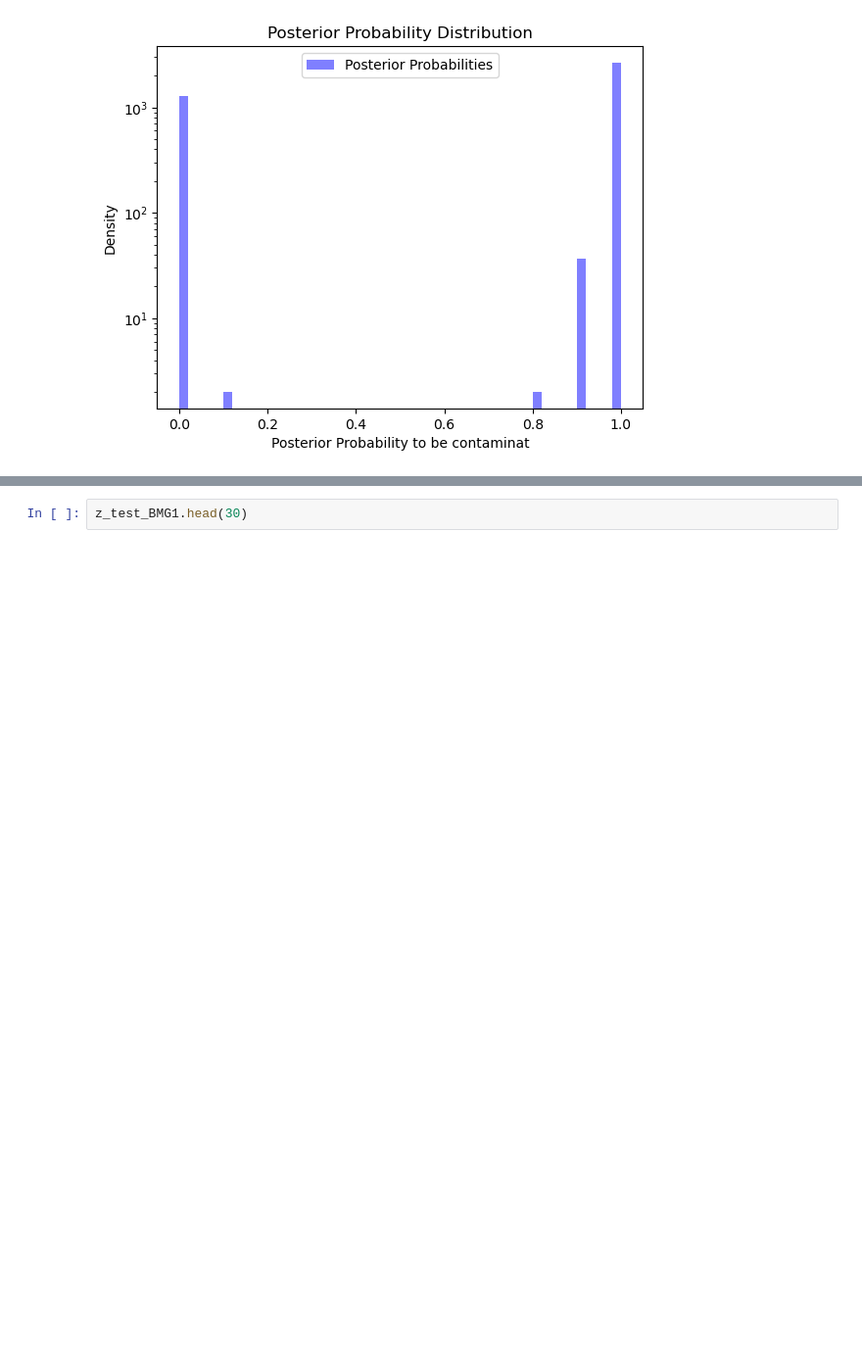
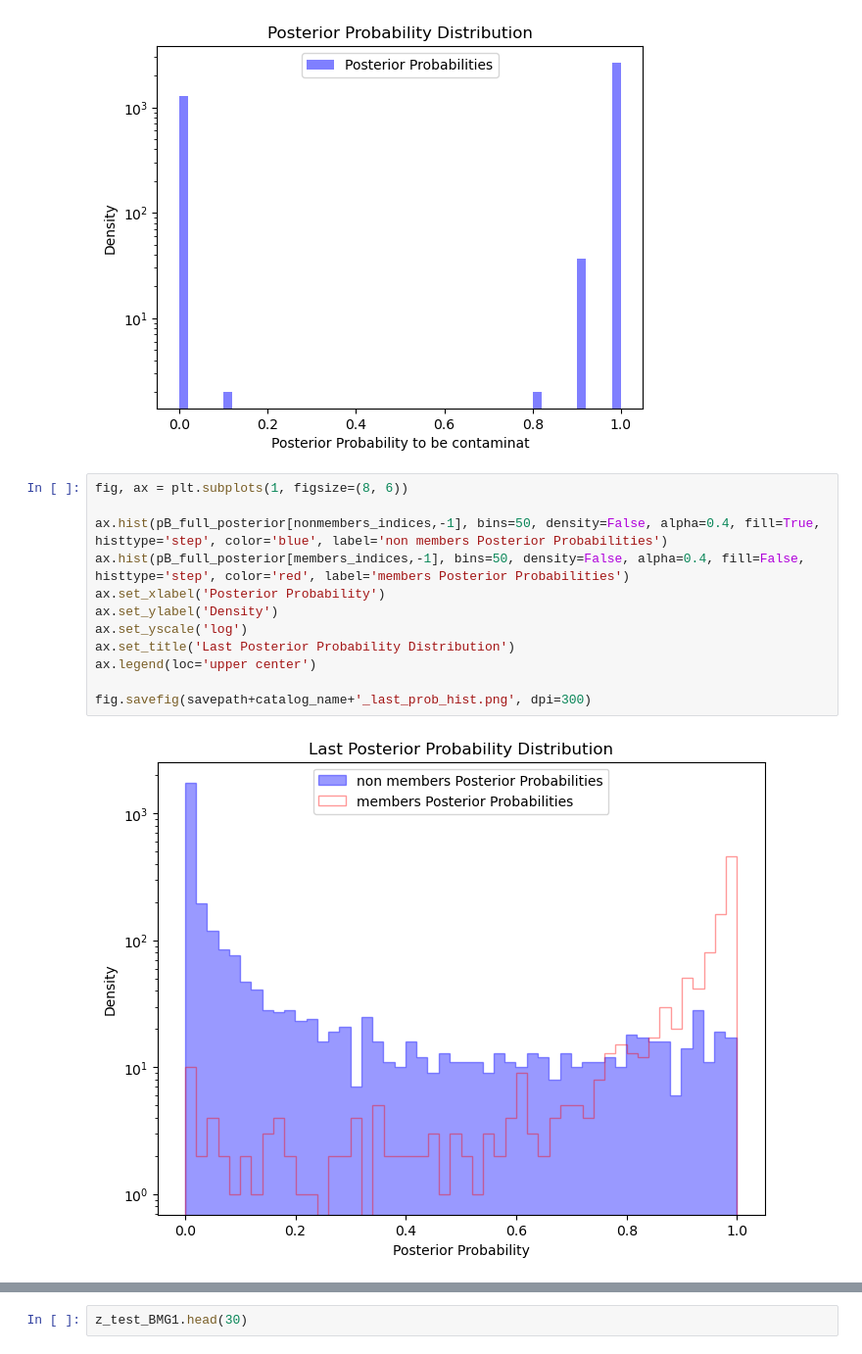
Before and after one commit to marcoboscato/normflow_mac, a Jupyter notebook: NORMFLOW/BimodalGaussian_Figaro4D.ipynb, the cells around one changed output, grey strips where cells are left out. Shown at 98% size. Drawn from its saved outputs; the diff is of its cells as text; blank space fills up the shorter version.

```diff
--- a/NORMFLOW/BimodalGaussian_Figaro4D.ipynb
+++ b/NORMFLOW/BimodalGaussian_Figaro4D.ipynb
@@ -1053,3 +1059,17 @@ plt.legend(loc='upper center')
 # %% [output]
 <matplotlib.legend.Legend at 0x...>
 [figure]
+# %%
+fig, ax = plt.subplots(1, figsize=(8, 6))
+
+ax.hist(pB_full_posterior[nonmembers_indices,-1], bins=50, density=False, alpha=0.4, fill=True, histtype='step', color='blue', label='non members Posterior Probabilities')
+ax.hist(pB_full_posterior[members_indices,-1], bins=50, density=False, alpha=0.4, fill=False, histtype='step', color='red', label='members Posterior Probabilities')
+ax.set_xlabel('Posterior Probability')
+ax.set_ylabel('Density')
+ax.set_yscale('log')
+ax.set_title('Last Posterior Probability Distribution')
+ax.legend(loc='upper center')
+
+fig.savefig(savepath+catalog_name+'_last_prob_hist.png', dpi=300)
+# %% [output]
+[figure, added]
```
Also changed, not shown: parts of 8 cells of this notebook, 3 other files.
